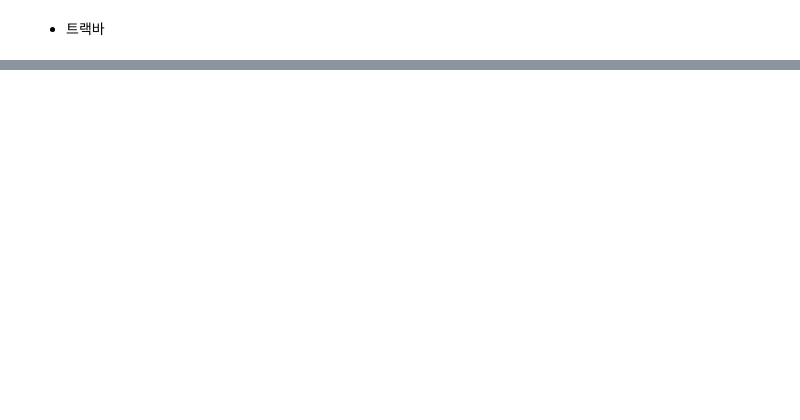
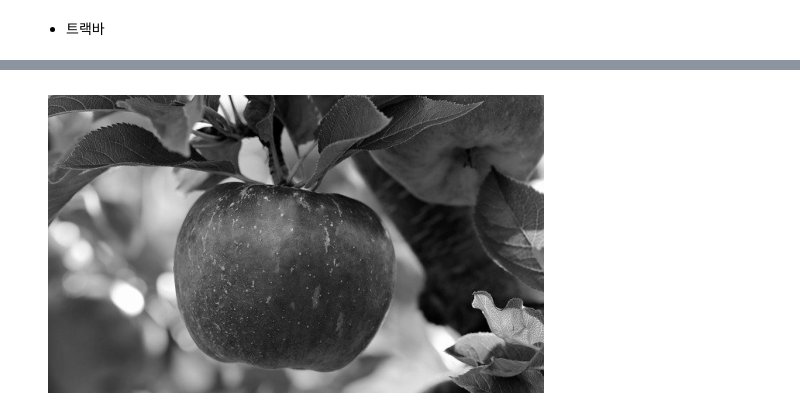
Before and after one commit to manki8908/Class_TJ_c22, a Jupyter notebook: SRC/python-OpenCV.ipynb, the cells around one changed output, grey strips where cells are left out. Cells and saved outputs as stored; diff of their text form; code cells hidden in the pictures; blank space fills up the shorter version.

```diff
--- a/SRC/python-OpenCV.ipynb
+++ b/SRC/python-OpenCV.ipynb
@@ -477,0 +899,94 @@ cv2.destroyAllWindows()
+# %%
+# Histogram equalization, 히스토그램 평탄화
+
+# 히스토그램이 특정 영역에 집중되어 있는 부분을 평탄하게 만들어주는 작업
+
+############################
+
+import cv2
+
+import matplotlib.pyplot as plt
+
+img = cv2.imread("c:/data/images/apple.jpg")
+
+gray = cv2.cvtColor(img, cv2.COLOR_BGR2GRAY)
+
+plt.imshow(gray,cmap='gray')
+
+plt.axis("off")
+
+plt.show()
+
+############################
+
+import numpy as np
+
+histogram, bin = np.histogram(img.ravel(), 256, [0, 256])
+
+cumsum = histogram.cumsum()
+
+#LUT(Look Up Table, 룩업 테이블)
+
+# A = B의 집합, A를 입력하면 B가 리턴됨, 반복문을 돌리는 것보다 빠른 연산 속도
+
+LUT = np.uint8((cumsum - cumsum.min()) * 255 / (cumsum.max() - cumsum.min()))
+
+equ = LUT[gray]
+
+hist = cv2.equalizeHist(gray) #color 이미지에 적용할 경우 별도의 변환 과정 필요
+
+############################
+
+plt.figure(figsize=(20,6))
+
+plt.subplot(1, 3, 1)
+
+plt.imshow(gray,cmap='gray')
+
+plt.axis("off")
+
+plt.subplot(1, 3, 2)
+
+plt.imshow(equ,cmap='gray')
+
+plt.axis("off")
+
+plt.subplot(1, 3, 3)
+
+plt.imshow(hist,cmap='gray')
+
+plt.axis("off")
+
+plt.show()
+
+############################
+
+plt.figure(figsize=(20,6))
+
+plt.subplot(1, 3, 1)
+
+plt.hist(img.ravel(), 256, [0, 256])
+
+plt.axis("off")
+
+plt.subplot(1, 3, 2)
+
+plt.hist(equ.ravel(), 256, [0, 256])
+
+plt.axis("off")
+
+plt.subplot(1, 3, 3)
+
+plt.hist(hist.ravel(), 256, [0, 256])
+
+plt.axis("off")
+
+plt.show()
+
+#그림1(원본): 왼쪽으로 치우친 히스토그램
+
+#그림2: 직접 계산
+
+#그림3: 함수로 계산
+# %% [output]
+[figure, added]
```
Also changed, not shown: parts of 40 cells of this notebook, 12 other files.
